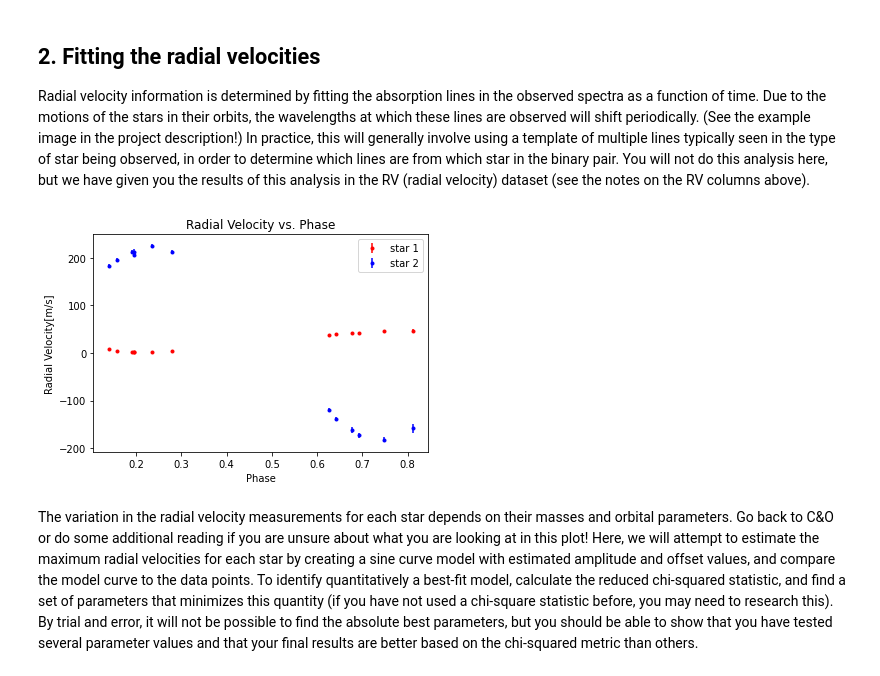
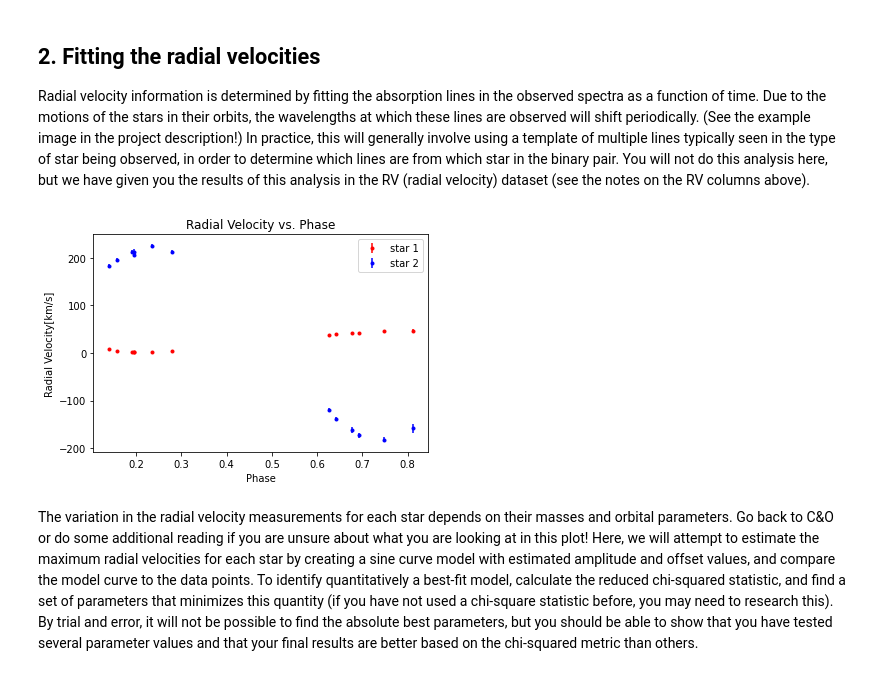
Before and after one commit to aircm/ast221-jupyter-notes, a Jupyter notebook: data_project/miao_mu_notebook_pair15.ipynb, the cells around one changed output. Cells and saved outputs as stored; diff of their text form; code cells hidden in the pictures.

```diff
--- a/data_project/miao_mu_notebook_pair15.ipynb
+++ b/data_project/miao_mu_notebook_pair15.ipynb
@@ -201,31 +201,31 @@ Radial velocity information is determined by fitting the absorption lines in the
 # %%
 #First, plot the RV data, removing points where the RV or the error is 0.0.
 #(Remind yourself from the discussion above what your arrays are named!)
 #The where function returns positions in an array that match the conditions
 #it has been given. In this case, we are searching for where the RV data or
 #associated uncertainties are not 0. The operator "!=" means "not equal to".
 #The RV data have already had their dates converted to an orbital phase.
 good1 = np.where((rv1 != 0) & (rv1err != 0))
 good2 = np.where((rv2 != 0) & (rv2err != 0))
 plt.figure()
 # Use the plt.errorbar() function here. The syntax is plt.errorbar(x,y,yerr=yerr,fmt='.'),
 # where x and y are your arrays for your x and y axes, and yerr is your array for the
 # measurement uncertainty in y. fmt = '.' plots your data as points, but there are different
 # marker styles you can use if you like.
 # Here, we want to plot the phase along the x-axis, rather than the date of the observations. In this
 # dataset, the binary period has been determined and the phase of the observations has been calculated already.
 # To include only the good points as defined above, use phase_v[good1], rv1[good1], and rv1err[good1] in
 # your plot call. Do the same for rv2. This will only plot the array values at those indices in 'good1'.
 # Use different colours for your two stars (set colours using color='red' or other named colours in
 # the plt.errorbar() call). Add a label (label = 'star 1', e.g.), and a legend (plt.legend()).
 plt.errorbar(phase_v[good1],rv1[good1],yerr=rv1err[good1],fmt='.',color='red',label = 'star 1')
 plt.errorbar(phase_v[good2],rv2[good2],yerr=rv2err[good2],fmt='.',color='blue',label = 'star 2')
-plt.ylabel('Radial Velocity[m/s]')
+plt.ylabel('Radial Velocity[km/s]')
 plt.xlabel('Phase')
 plt.legend()
 plt.title('Radial Velocity vs. Phase');
 # %% [output]
-[figure, old version]
+[figure, new version]
 # %% [markdown]
 The variation in the radial velocity measurements for each star depends on their masses and orbital parameters. Go back to C&O or do some additional reading if you are unsure about what you are looking at in this plot! Here, we will attempt to estimate the maximum radial velocities for each star by creating a sine curve model with estimated amplitude and offset values, and compare the model curve to the data points. To identify quantitatively a best-fit model, calculate the reduced chi-squared statistic, and find a set of parameters that minimizes this quantity (if you have not used a chi-square statistic before, you may need to research this). By trial and error, it will not be possible to find the absolute best parameters, but you should be able to show that you have tested several parameter values and that your final results are better based on the chi-squared metric than others.
 # %%
```
Also changed, not shown: parts of 3 cells of this notebook.
